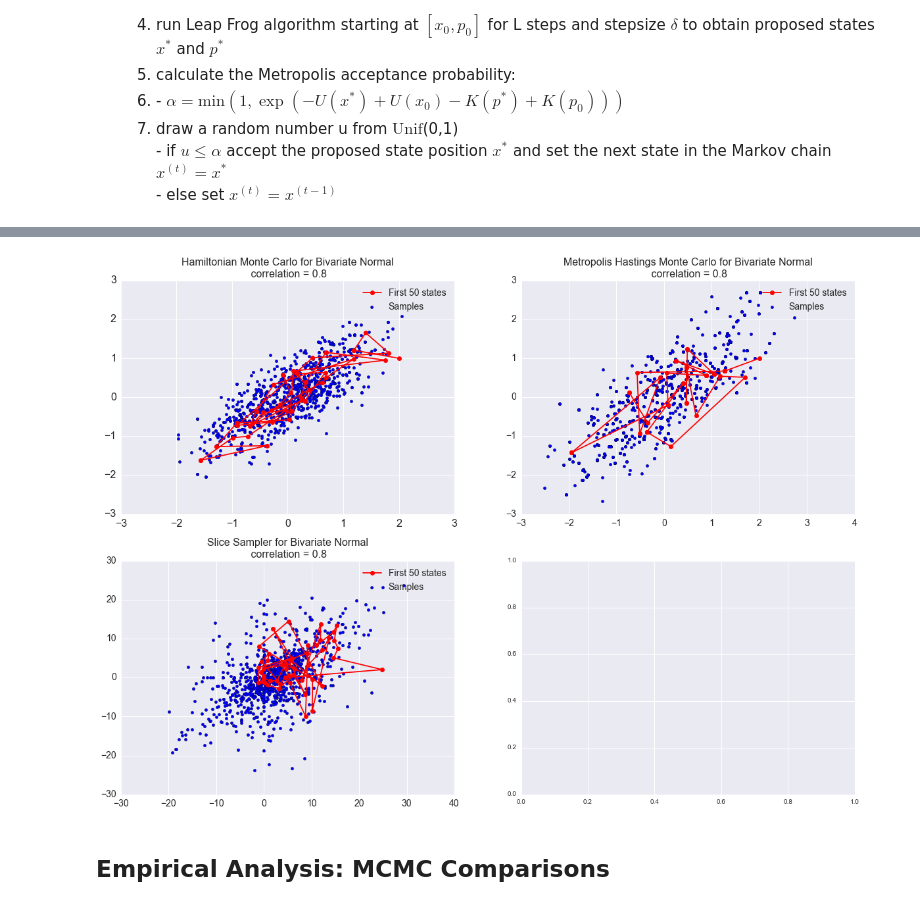
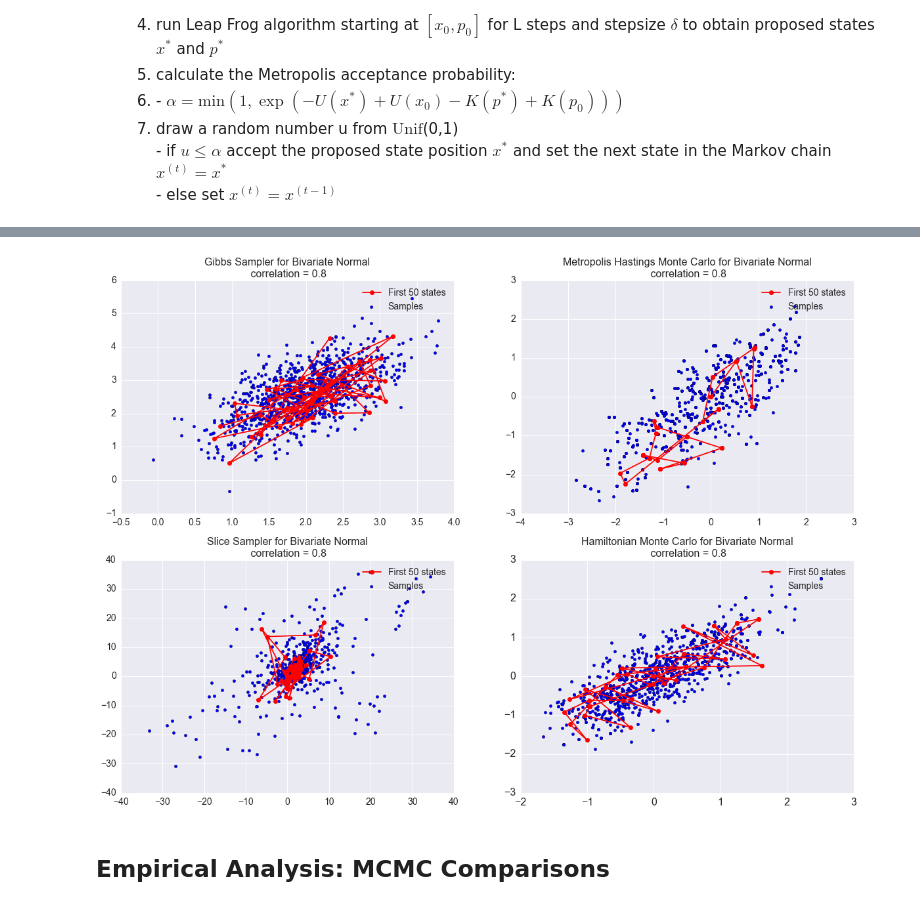
Before and after one commit to ilanman/STA663, a Jupyter notebook: Hamiltonian_Monte_Carlo.ipynb, the cells around one changed output, grey strips where cells are left out. Saved outputs shown, nothing was run; the diff lists cells and outputs as text; code cells hidden in the pictures.

Commit message:
added Gibbs example and more editing

```diff
--- a/Hamiltonian_Monte_Carlo.ipynb
+++ b/Hamiltonian_Monte_Carlo.ipynb
@@ -407,18 +478,0 @@ Algorithm specific parameters are:
-# %%
-"""
-INITIALIZE PARAMETERS FOR CONVERGENCE COMPARISONS FOR BIVARIATE DISTRIBUTION
-"""
-
-N = 1000
-corr = 0.8
-COVARIANCE = np.array([[1,corr],
-                       [corr,1]])
-x = np.zeros(2*N).reshape(N,2)
-x[:] = np.array([2,1])
-
-delta = 0.3
-leap = 30
-
-x_SLICE = slice_sampler(x[0], COVARIANCE, 0.2, N)
-x_HMC = hamiltonian_monte_carlo(x.copy(), leap, delta, COVARIANCE)
-x_MHMC = metropolis_hastings_MC(x.copy(), COVARIANCE)
@@ -425,32 +498,37 @@ x_MHMC = metropolis_hastings_MC(x.copy(), COVARIANCE)
 # %%
 """
 CONVERGENCE PLOTS
 """
 
 fig, axes = plt.subplots(nrows=2, ncols=2, figsize=(20,14))
 
-axes[0][0].scatter(x_HMC[:,0],x_HMC[:,1])
-axes[0][0].plot(x_HMC[:50,0],x_HMC[:50,1],'ro-')
+axes[0][0].scatter(x_GIBBS[:,0],x_GIBBS[:,1])
+axes[0][0].plot(x_GIBBS[:50,0],x_GIBBS[:50,1],'ro-')
 axes[0][0].legend(['First 50 states','Samples'],fontsize=14)
-axes[0][0].set_title("Hamiltonian Monte Carlo for Bivariate Normal\n correlation = {}".format(corr),size=16)
-axes[0][0].tick_params(axis='both', which='major', labelsize=16)
+axes[0][0].set_title("Gibbs Sampler for Bivariate Normal\n correlation = {}".format(corr),size=16)
+axes[0][0].tick_params(axis='both', which='major', labelsize=14)
 
 axes[0][1].scatter(x_MHMC[:,0],x_MHMC[:,1])
 axes[0][1].plot(x_MHMC[:50,0],x_MHMC[:50,1],'ro-')
 axes[0][1].legend(['First 50 states','Samples'],fontsize=14)
 axes[0][1].set_title("Metropolis Hastings Monte Carlo for Bivariate Normal\n correlation = {}".format(corr),size=16)
 axes[0][1].tick_params(axis='both', which='major', labelsize=14)
 
-
 axes[1][0].scatter(x_SLICE[:,0],x_SLICE[:,1])
 axes[1][0].plot(x_SLICE[:50,0],x_SLICE[:50,1],'ro-')
 axes[1][0].legend(['First 50 states','Samples'],fontsize=14)
 axes[1][0].set_title("Slice Sampler for Bivariate Normal\n correlation = {}".format(corr),size=16)
 axes[1][0].tick_params(axis='both', which='major', labelsize=14)
 
+axes[1][1].scatter(x_HMC[:,0],x_HMC[:,1])
+axes[1][1].plot(x_HMC[:50,0],x_HMC[:50,1],'ro-')
+axes[1][1].legend(['First 50 states','Samples'],fontsize=14)
+axes[1][1].set_title("Hamiltonian Monte Carlo for Bivariate Normal\n correlation = {}".format(corr),size=16)
+axes[1][1].tick_params(axis='both', which='major', labelsize=16)
+
 pass
 # %% [output]
-[figure, old version]
+[figure, new version]
 # %% [markdown]
 Empirical Analysis: MCMC Comparisons
 ---
```
Also changed, not shown: parts of 19 cells of this notebook.
